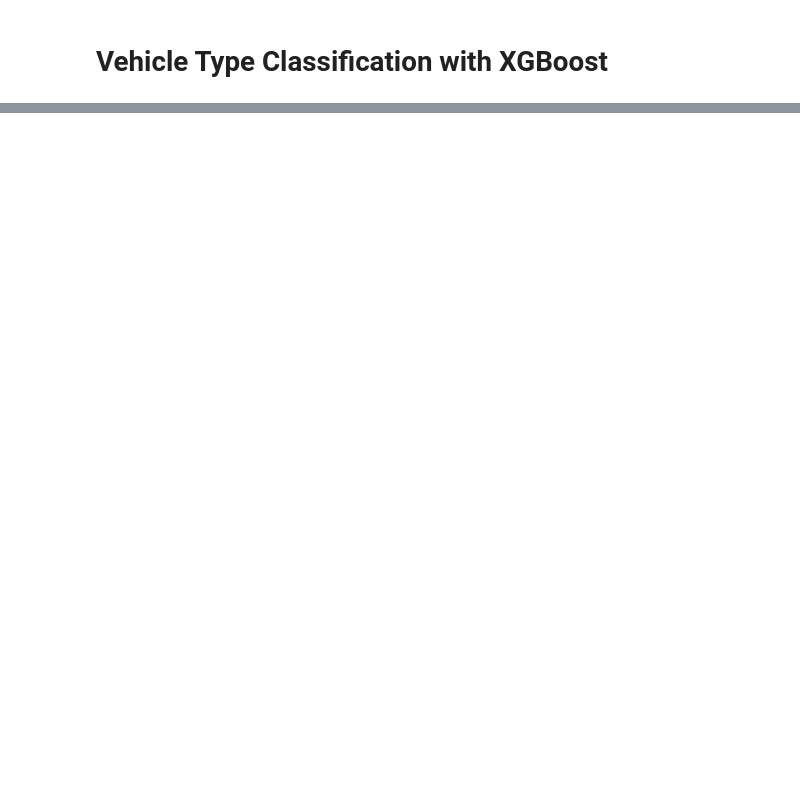
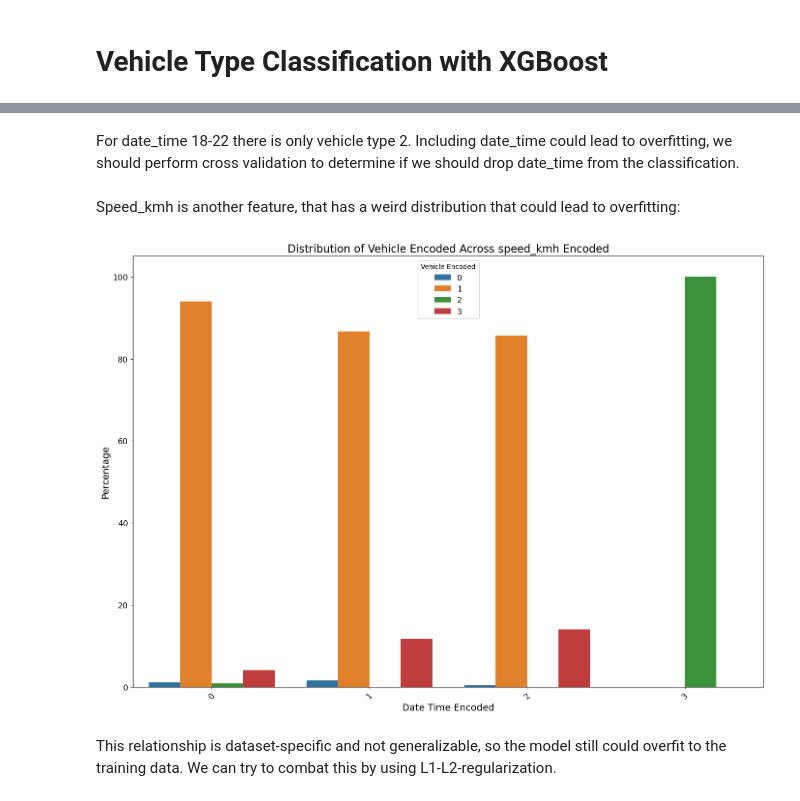
Before and after one commit to janikWa/RoadTrafficNoise, a Jupyter notebook: RTN-jakob/vehicle-classification/XGBoost.ipynb, the cells around one changed output, grey strips where cells are left out. Cells and saved outputs as stored; diff of their text form; code cells hidden in the pictures; blank space fills up the shorter version.

```diff
--- a/RTN-jakob/vehicle-classification/XGBoost.ipynb
+++ b/RTN-jakob/vehicle-classification/XGBoost.ipynb
@@ -10,0 +152,31 @@ df_vehicle_classification = pd.read_csv(file_path)
+# %% [markdown]
+For date_time 18-22 there is only vehicle type 2. Including date_time could lead to overfitting, we should perform cross validation to determine if we should drop date_time from the classification.
+# %% [markdown]
+Speed_kmh is another feature, that has a weird distribution that could lead to overfitting:
+# %%
+import seaborn as sns
+import matplotlib.pyplot as plt
+
+# Group by `speed_kmh_encoded` and `vehicle_encoded` to count occurrences
+grouped_data = df_vehicle_classification.groupby(['speed_kmh_encoded', 'vehicle_encoded']).size().reset_index(name='count')
+
+# Normalize the counts within each `speed_kmh_encoded` to calculate percentages
+grouped_data['percentage'] = grouped_data.groupby('speed_kmh_encoded')['count'].transform(lambda x: x / x.sum() * 100)
+
+# Plot the data
+plt.figure(figsize=(14, 10))
+sns.barplot(data=grouped_data, x='speed_kmh_encoded', y='percentage', hue='vehicle_encoded', palette='tab10')
+
+# Customize the plot
+plt.title('Distribution of Vehicle Encoded Across speed_kmh Encoded', fontsize=16)
+plt.xlabel('Date Time Encoded', fontsize=14)
+plt.ylabel('Percentage', fontsize=14)
+plt.legend(title='Vehicle Encoded', fontsize=12)
+plt.xticks(fontsize=12, rotation=45)  # Rotate for readability
+plt.yticks(fontsize=12)
+plt.tight_layout()
+plt.show()
+# %% [output]
+[figure, added]
+# %% [markdown]
+This relationship is dataset-specific and not generalizable, so the model still could overfit to the training data. We can try to combat this by using L1-L2-regularization.
```
Also changed, not shown: parts of 23 cells of this notebook, 1 other file.
